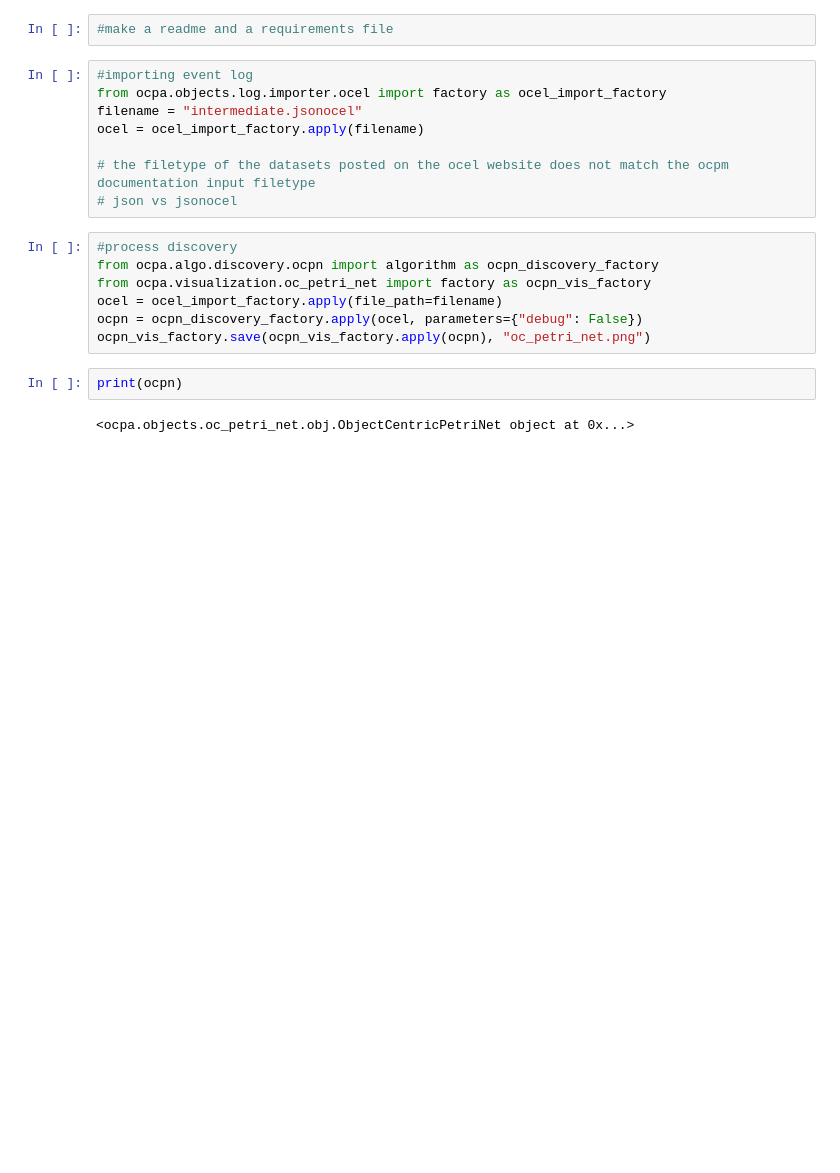
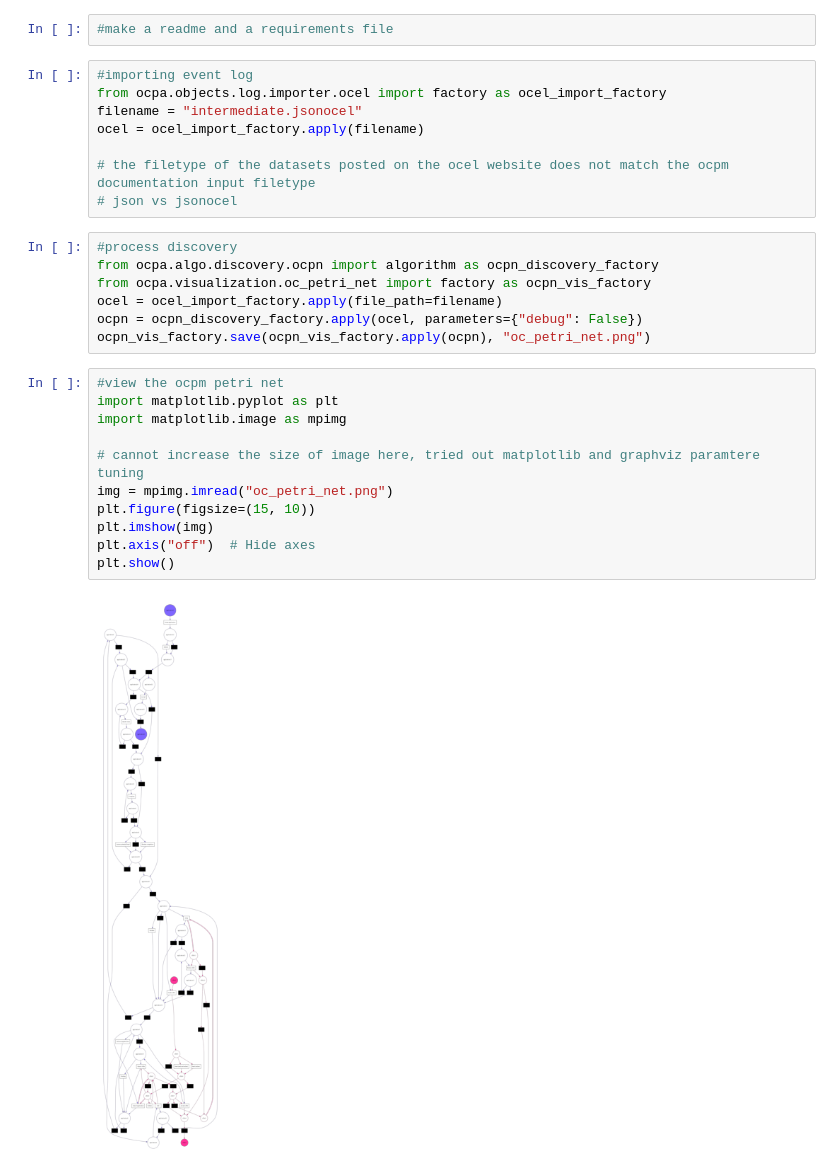
Before and after one commit to pranavvats32/ocpm-tryout, a Jupyter notebook: ocpa.ipynb, the cells around one changed output. Cells and saved outputs as stored; diff of their text form; blank space fills up the shorter version.

```diff
--- a/ocpa.ipynb
+++ b/ocpa.ipynb
@@ -15,7 +17,16 @@ from ocpa.visualization.oc_petri_net import factory as ocpn_vis_factory
 ocel = ocel_import_factory.apply(file_path=filename)
 ocpn = ocpn_discovery_factory.apply(ocel, parameters={"debug": False})
 ocpn_vis_factory.save(ocpn_vis_factory.apply(ocpn), "oc_petri_net.png")
-# %%
-print(ocpn)
-# %% [output]
-<ocpa.objects.oc_petri_net.obj.ObjectCentricPetriNet object at 0x...>
+# %%
+#view the ocpm petri net
+import matplotlib.pyplot as plt
+import matplotlib.image as mpimg
+
+# cannot increase the size of image here, tried out matplotlib and graphviz paramtere tuning
+img = mpimg.imread("oc_petri_net.png")
+plt.figure(figsize=(15, 10))
+plt.imshow(img)
+plt.axis("off")  # Hide axes
+plt.show()
+# %% [output]
+[figure, added]
```
Also changed, not shown: parts of 3 cells of this notebook.
